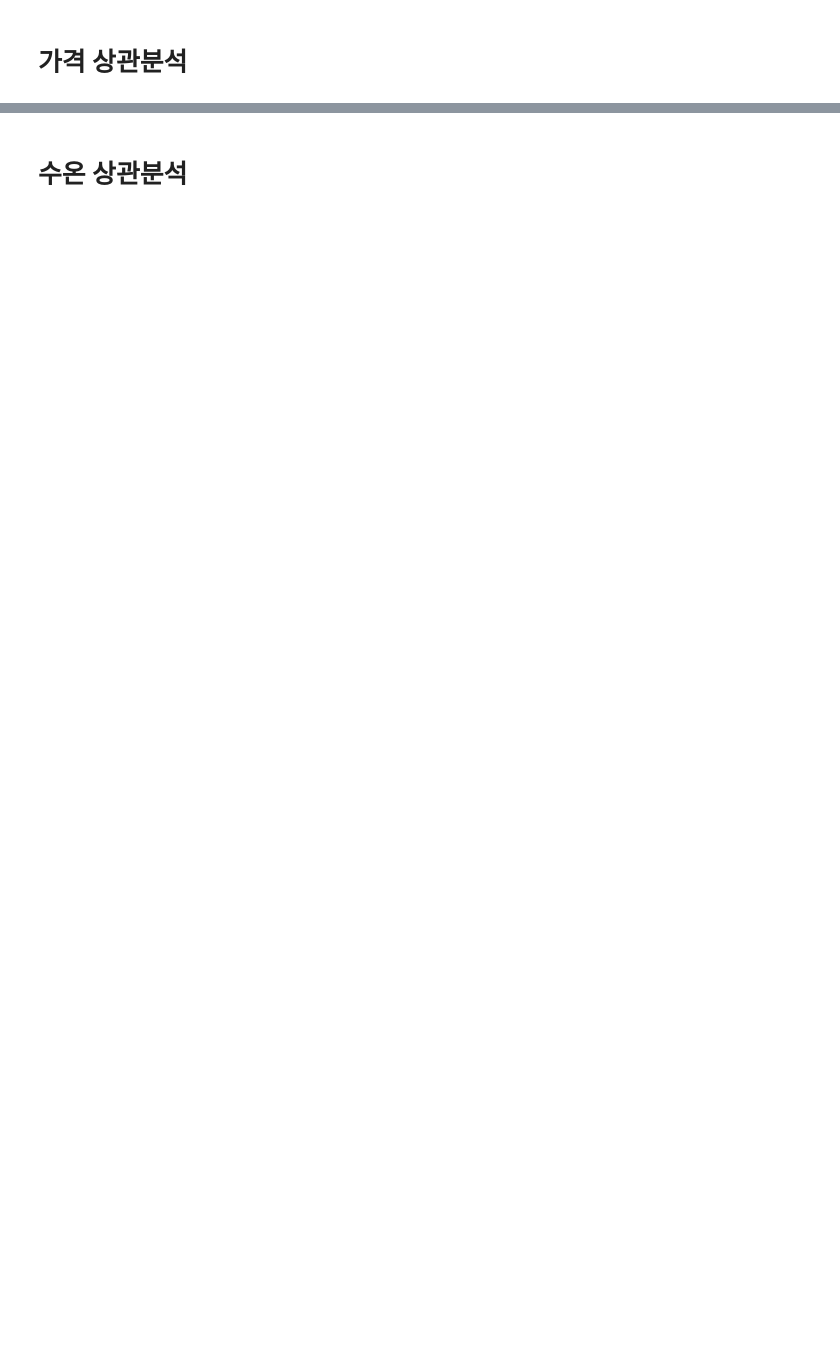
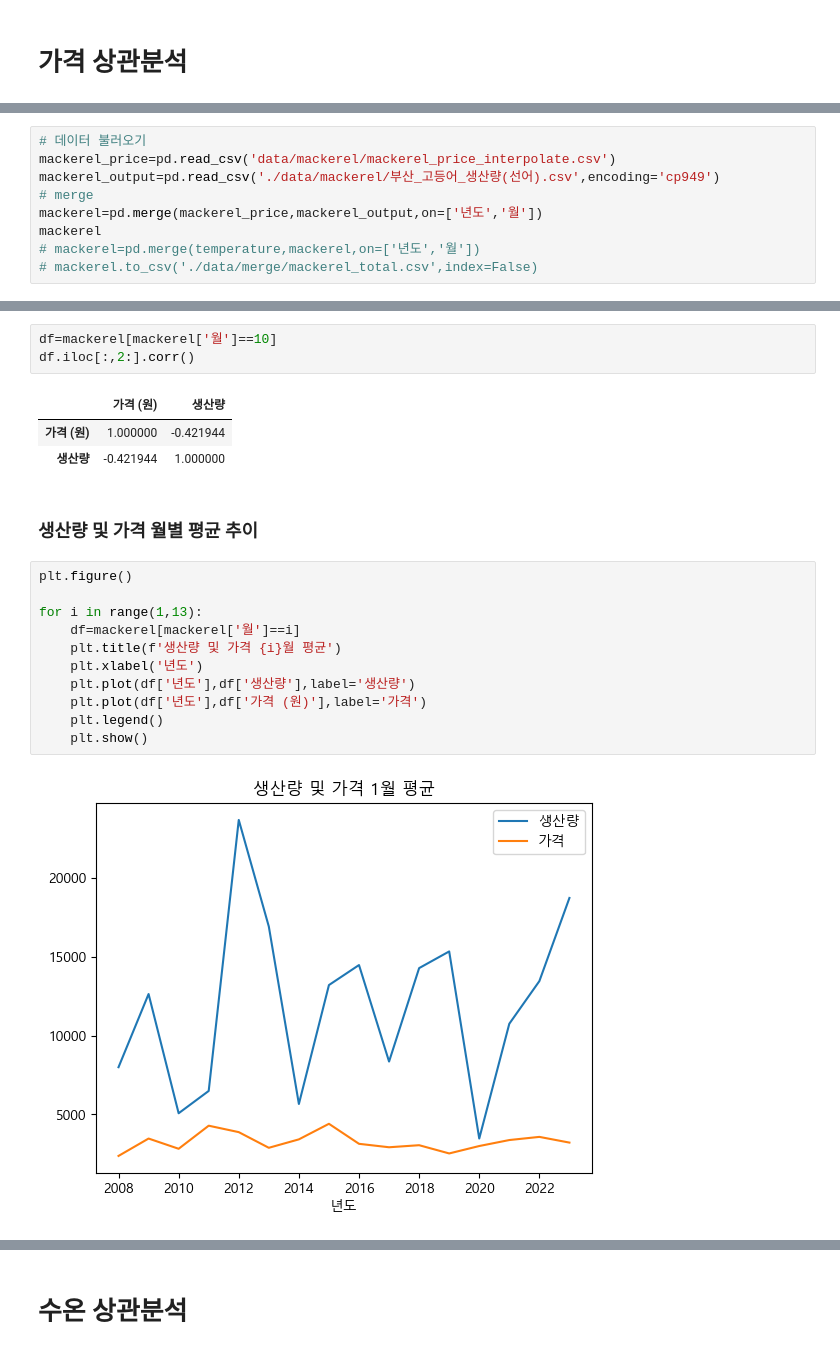
Before and after one commit to dlwogus552/big_data_project, a Jupyter notebook: python/corr.ipynb, the cells around one changed output, grey strips where cells are left out. Saved outputs shown, nothing was run; the diff lists cells and outputs as text; blank space fills up the shorter version.

```diff
--- a/python/corr.ipynb
+++ b/python/corr.ipynb
@@ -71,0 +15,9 @@ merge_price.iloc[:,2:].corr()
+# %%
+# 데이터 불러오기
+mackerel_price=pd.read_csv('data/mackerel/mackerel_price_interpolate.csv')
+mackerel_output=pd.read_csv('./data/mackerel/부산_고등어_생산량(선어).csv',encoding='cp949')
+# merge
+mackerel=pd.merge(mackerel_price,mackerel_output,on=['년도','월'])
+mackerel
+# mackerel=pd.merge(temperature,mackerel,on=['년도','월'])
+# mackerel.to_csv('./data/merge/mackerel_total.csv',index=False)
@@ -71,0 +40,22 @@ merge_price.iloc[:,2:].corr()
+# %%
+df=mackerel[mackerel['월']==10]
+df.iloc[:,2:].corr()
+# %% [output]
+|  | 가격 (원) | 생산량 |
+| 가격 (원) | 1.000000 | -0.421944 |
+| 생산량 | -0.421944 | 1.000000 |
+# %% [markdown]
+### 생산량 및 가격 월별 평균 추이
+# %%
+plt.figure()
+
+for i in range(1,13):
+    df=mackerel[mackerel['월']==i]
+    plt.title(f'생산량 및 가격 {i}월 평균')
+    plt.xlabel('년도')
+    plt.plot(df['년도'],df['생산량'],label='생산량')
+    plt.plot(df['년도'],df['가격 (원)'],label='가격')
+    plt.legend()
+    plt.show()
+# %% [output]
+[figure, added]
```
Also changed, not shown: parts of 29 cells of this notebook, 6 other files.
